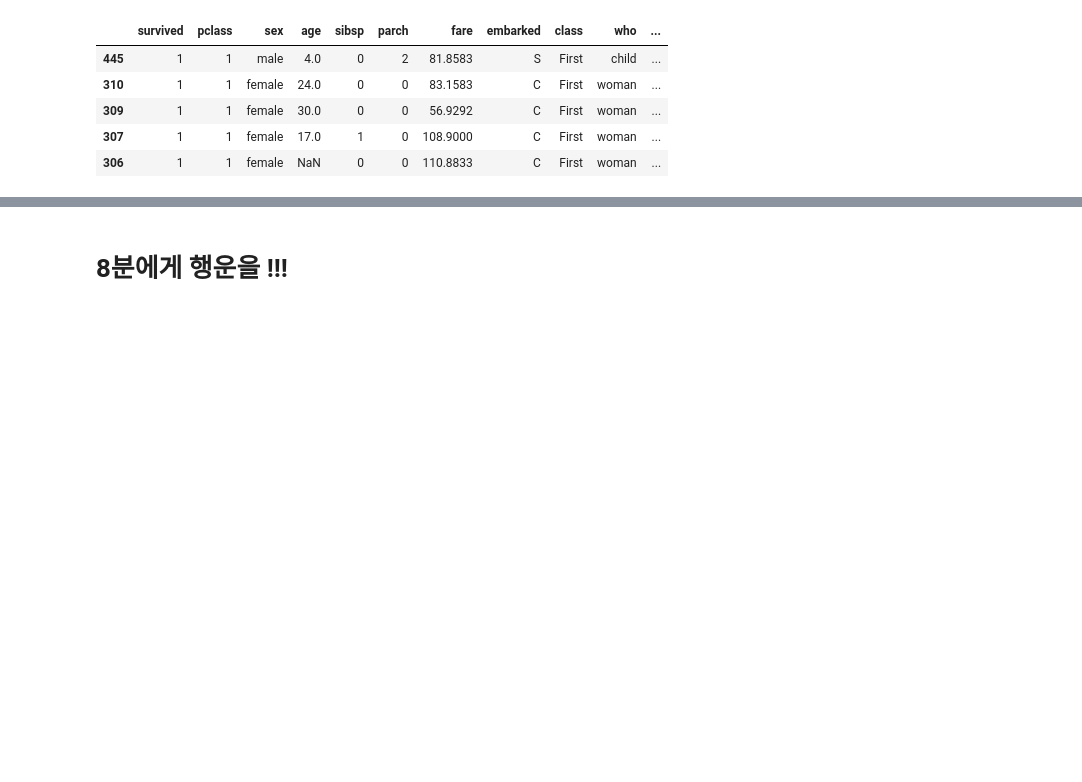
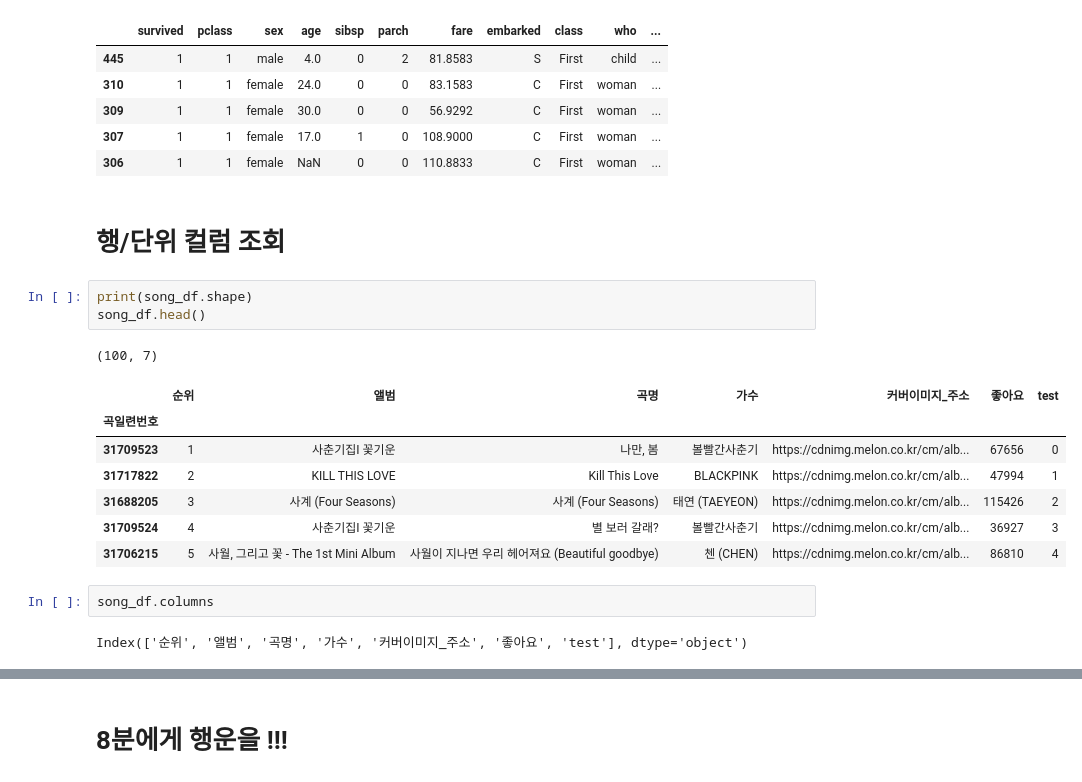
Before and after one commit to CodingSta/demo-ls-201904-pandas, a Jupyter notebook: Pandas 01.ipynb, the cells around one changed output, grey strips where cells are left out. Saved outputs shown, nothing was run; the diff lists cells and outputs as text; blank space fills up the shorter version.

```diff
--- a/Pandas 01.ipynb
+++ b/Pandas 01.ipynb
@@ -423,3 +424,21 @@ df.head()
 | 309 | 1 | 1 | female | 30.0 | 0 | 0 | 56.9292 | C | First | woman | ... |
 | 307 | 1 | 1 | female | 17.0 | 1 | 0 | 108.9000 | C | First | woman | ... |
 | 306 | 1 | 1 | female | NaN | 0 | 0 | 110.8833 | C | First | woman | ... |
+# %% [markdown]
+# 행/단위 컬럼 조회
+# %%
+print(song_df.shape)
+song_df.head()
+# %% [output]
+(100, 7)
+|  | 순위 | 앨범 | 곡명 | 가수 | 커버이미지_주소 | 좋아요 | test |
+| 곡일련번호 |  |  |  |  |  |  |  |
+| 31709523 | 1 | 사춘기집Ⅰ 꽃기운 | 나만, 봄 | 볼빨간사춘기 | https://cdnimg.melon.co.kr/cm/alb... | 67656 | 0 |
+| 31717822 | 2 | KILL THIS LOVE | Kill This Love | BLACKPINK | https://cdnimg.melon.co.kr/cm/alb... | 47994 | 1 |
+| 31688205 | 3 | 사계 (Four Seasons) | 사계 (Four Seasons) | 태연 (TAEYEON) | https://cdnimg.melon.co.kr/cm/alb... | 115426 | 2 |
+| 31709524 | 4 | 사춘기집Ⅰ 꽃기운 | 별 보러 갈래? | 볼빨간사춘기 | https://cdnimg.melon.co.kr/cm/alb... | 36927 | 3 |
+| 31706215 | 5 | 사월, 그리고 꽃 - The 1st Mini Album | 사월이 지나면 우리 헤어져요 (Beautiful goodbye) | 첸 (CHEN) | https://cdnimg.melon.co.kr/cm/alb... | 86810 | 4 |
+# %%
+song_df.columns
+# %% [output]
+Index(['순위', '앨범', '곡명', '가수', '커버이미지_주소', '좋아요', 'test'], dtype='object')
```
Also changed, not shown: parts of 8 cells of this notebook.
